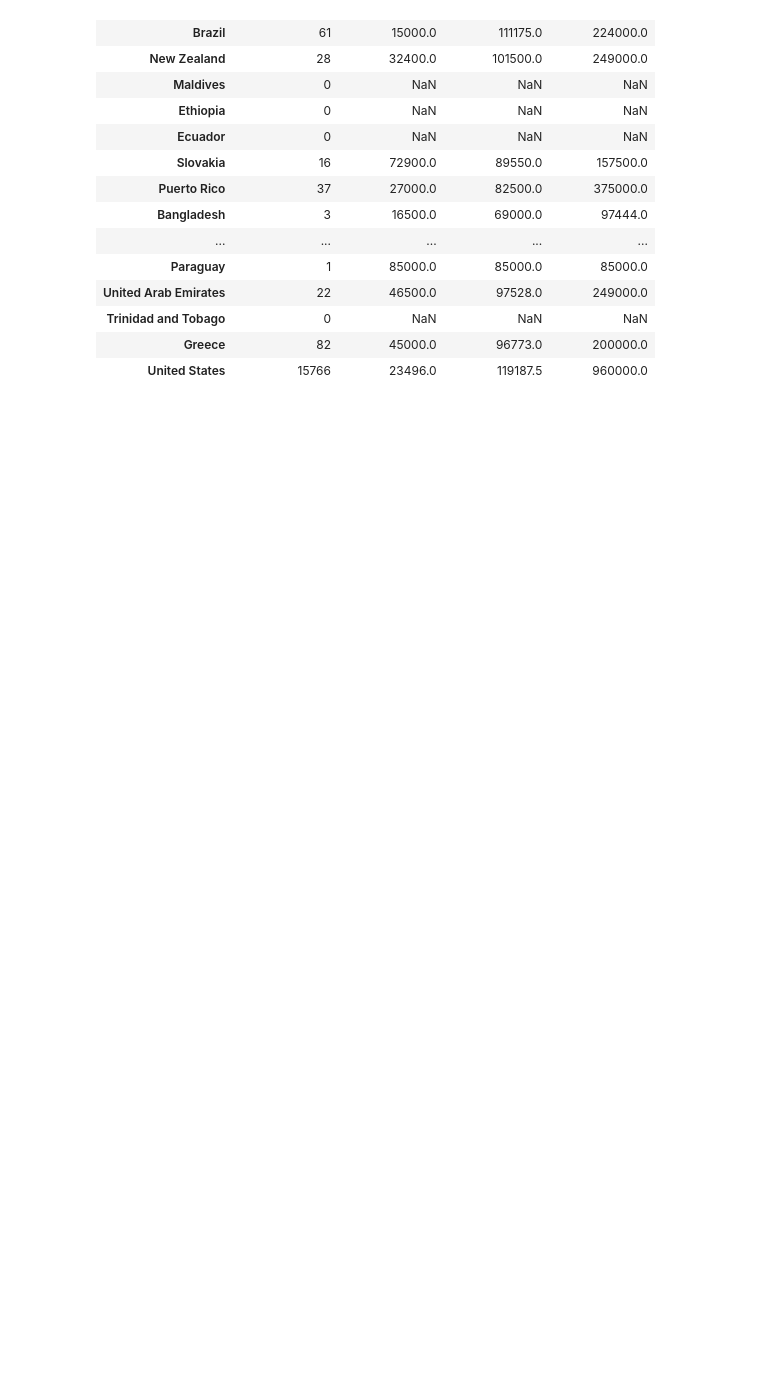
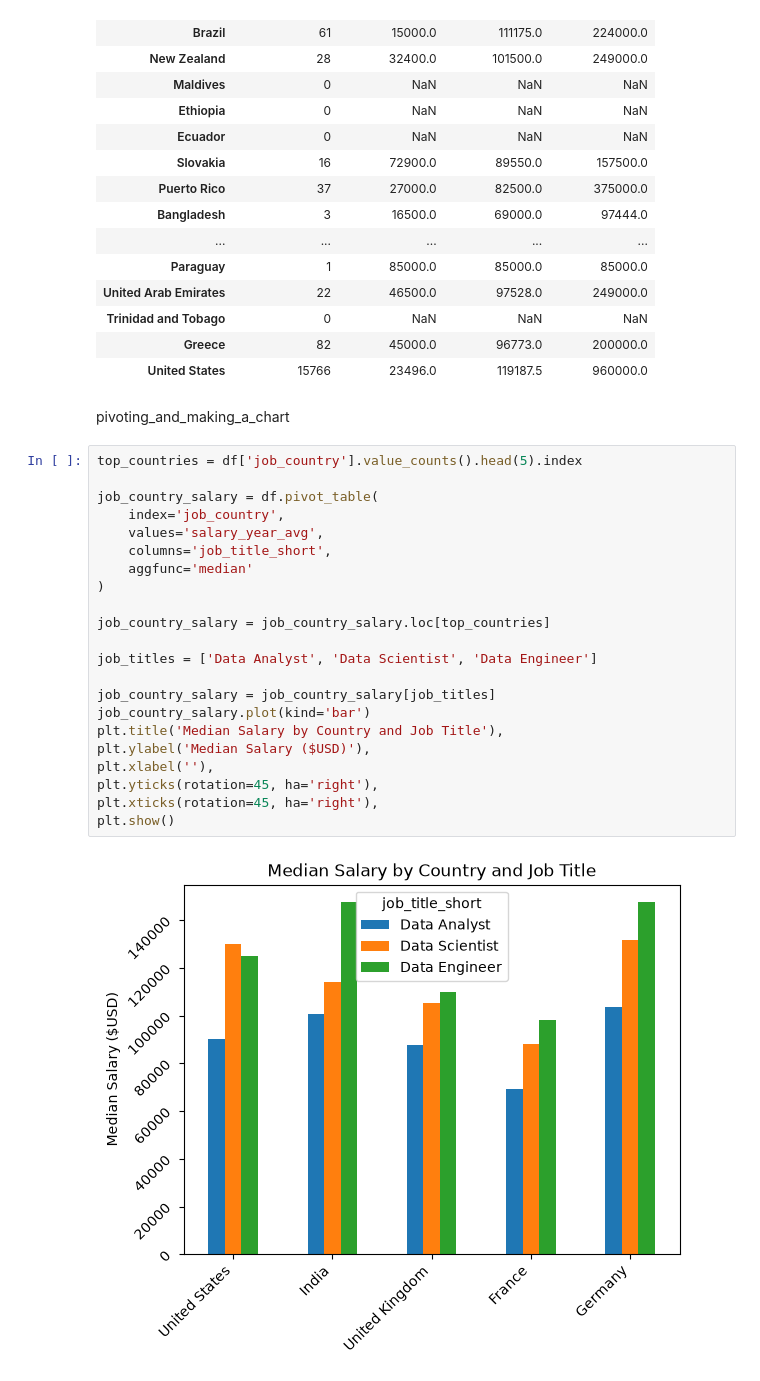
Before and after one commit to dateenbee2442/PYTHON_CORE_TOPICS, a Jupyter notebook: ADVANCE_LEVEL/Panda_Accessing_Data.ipynb, the cells around one changed output. Cells and saved outputs as stored; diff of their text form; blank space fills up the shorter version.

Commit message:
plotint_median_salary_bar

```diff
--- a/ADVANCE_LEVEL/Panda_Accessing_Data.ipynb
+++ b/ADVANCE_LEVEL/Panda_Accessing_Data.ipynb
@@ -566,3 +566,29 @@ data.sample(20)
 | Trinidad and Tobago | 0 | NaN | NaN | NaN |
 | Greece | 82 | 45000.0 | 96773.0 | 200000.0 |
 | United States | 15766 | 23496.0 | 119187.5 | 960000.0 |
+# %% [markdown]
+pivoting_and_making_a_chart
+# %%
+top_countries = df['job_country'].value_counts().head(5).index
+
+job_country_salary = df.pivot_table(
+    index='job_country',
+    values='salary_year_avg',
+    columns='job_title_short',
+    aggfunc='median'
+)
+
+job_country_salary = job_country_salary.loc[top_countries]
+
+job_titles = ['Data Analyst', 'Data Scientist', 'Data Engineer']
+
+job_country_salary = job_country_salary[job_titles]
+job_country_salary.plot(kind='bar')
+plt.title('Median Salary by Country and Job Title'),
+plt.ylabel('Median Salary ($USD)'),
+plt.xlabel(''),
+plt.yticks(rotation=45, ha='right'),
+plt.xticks(rotation=45, ha='right'),
+plt.show()
+# %% [output]
+[figure, added]
```
